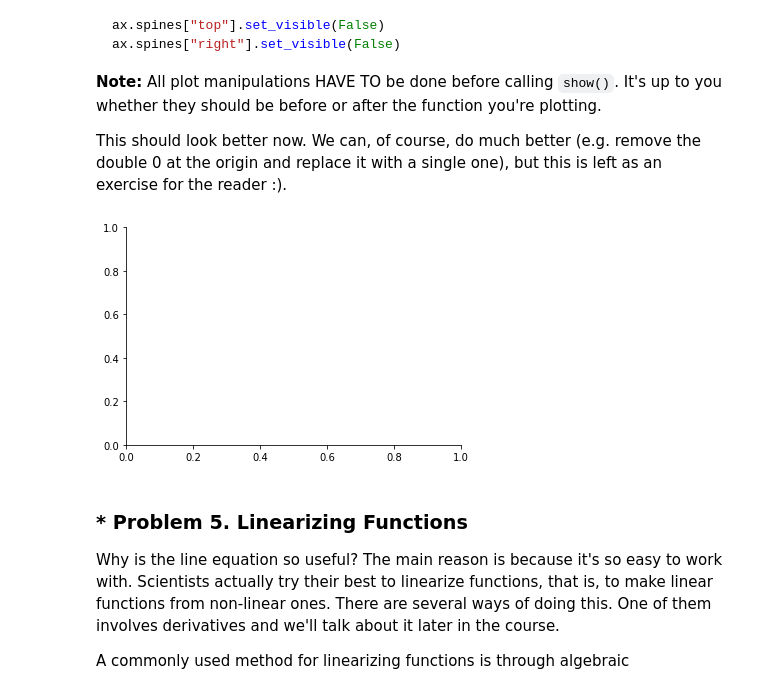
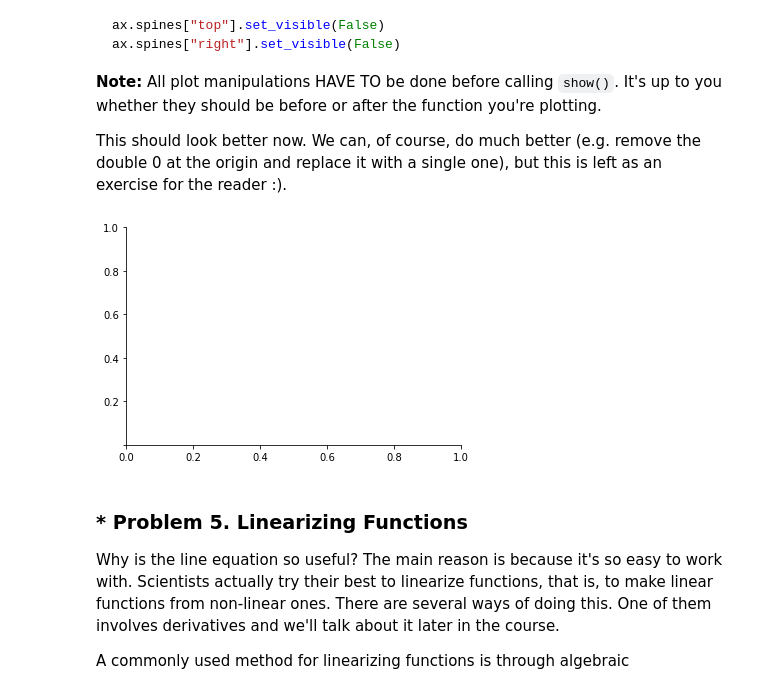
Before and after one commit to powerslider/ai_softuni, a Jupyter notebook: 01_Math_Concepts_For_Developers/02. High-School-Maths-Exercise/High-School Maths Exercise.ipynb, the cells around one changed output. Drawn from its saved outputs; the diff is of its cells as text; code cells hidden in the pictures.

```diff
--- a/01_Math_Concepts_For_Developers/02. High-School-Maths-Exercise/High-School Maths Exercise.ipynb
+++ b/01_Math_Concepts_For_Developers/02. High-School-Maths-Exercise/High-School Maths Exercise.ipynb
@@ -470,11 +470,15 @@ This should look better now. We can, of course, do much better (e.g. remove the
 # %%
 ax = plt.gca()
 ax.spines["bottom"].set_position("zero")
 ax.spines["left"].set_position("zero")
 ax.spines["top"].set_visible(False)
 ax.spines["right"].set_visible(False)
+
+# Hide 0.0 on the y axis to avoid duplication
+yticks = ax.yaxis.get_major_ticks()
+yticks[0].label1.set_visible(False)
 # %% [output]
-[figure, old version]
+[figure, new version]
 # %% [markdown]
 ### * Problem 5. Linearizing Functions
 Why is the line equation so useful? The main reason is because it's so easy to work with. Scientists actually try their best to linearize functions, that is, to make linear functions from non-linear ones. There are several ways of doing this. One of them involves derivatives and we'll talk about it later in the course.
```
Also changed, not shown: parts of 10 cells of this notebook.
